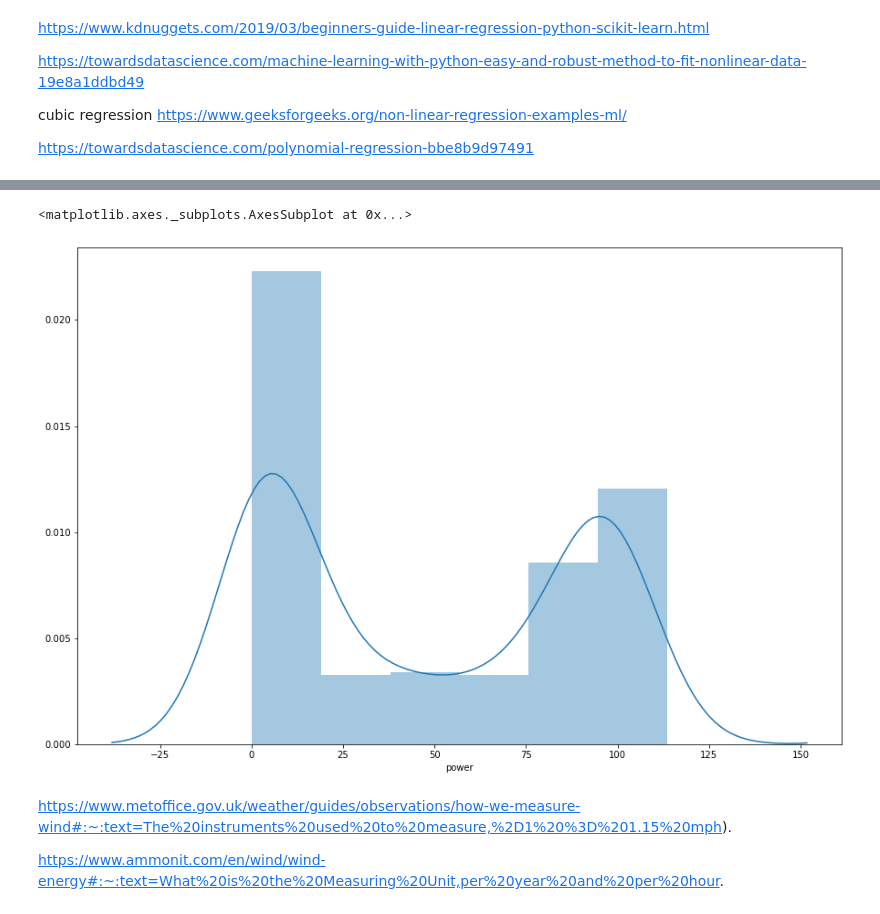
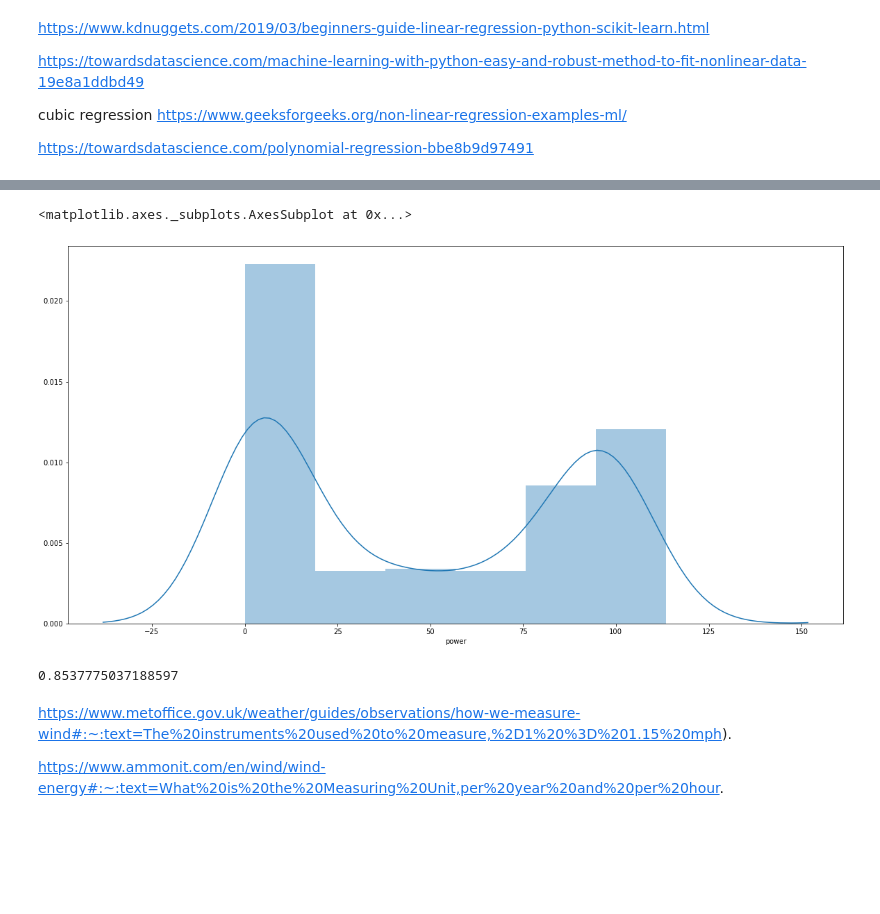
Before and after one commit to EibhinnLee/Project-2020---Fundamentals-of-Data-Analysis, a Jupyter notebook: Project 2020 - Fundamentals of Data Analysis.ipynb, the cells around one changed output, grey strips where cells are left out. Cells and saved outputs as stored; diff of their text form; code cells hidden in the pictures; blank space fills up the shorter version.

```diff
--- a/Project 2020 - Fundamentals of Data Analysis.ipynb
+++ b/Project 2020 - Fundamentals of Data Analysis.ipynb
@@ -73,7 +113,7 @@ sns.distplot(df['speed'])
 # %%
-plt.figure(figsize=(15,10))
+plt.figure(figsize=(20,10))
 plt.tight_layout()
 sns.distplot(df['power'])
 # %% [output]
 <matplotlib.axes._subplots.AxesSubplot at 0x...>
-[figure, old version]
+[figure, new version]
@@ -83,3 +120,16 @@ y = df['power']
+# %%
+# the below code looks at the relationsip or the coefficient of correlation known as 'r' between the x and y axis
+# The output will allow me to identify if linear regression can be used for the dataset
+# The r value ranges from -1 to 1, where 0 means no relationship, and 1 (and -1) means 100% related.
+# https://www.w3schools.com/python/python_ml_linear_regression.asp
+
+slope, intercept, r, p, std_err = stats.linregress(x, y)
+
+print(r)
+
+# The result below shows that there is a linear relationship between the x and y axis
+# %% [output]
+0.8537775037188597
 # %% [markdown]
 https://www.metoffice.gov.uk/weather/guides/observations/how-we-measure-wind#:~:text=The%20instruments%20used%20to%20measure,%2D1%20%3D%201.15%20mph).
 
```
Also changed, not shown: parts of 24 cells of this notebook.
